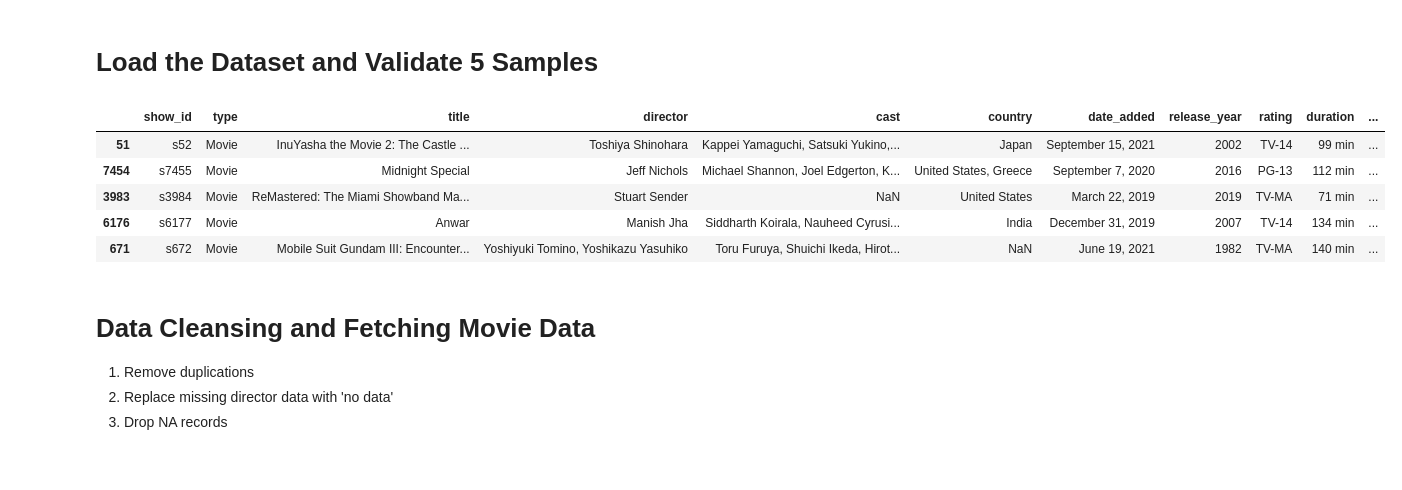
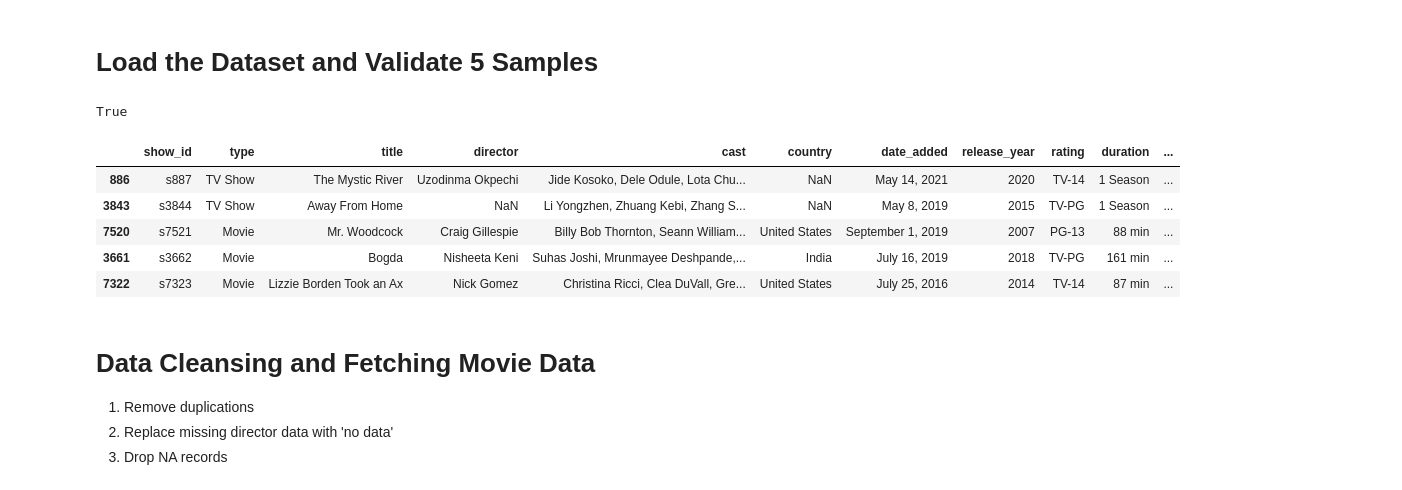
Before and after one commit to mehtajinesh/Movie-Classification-Netflix, a Jupyter notebook: clustering_lstm.ipynb, the cells around one changed output. Cells and saved outputs as stored; diff of their text form; code cells hidden in the pictures.

```diff
--- a/clustering_lstm.ipynb
+++ b/clustering_lstm.ipynb
@@ -13,18 +13,22 @@
 import pandas as pd
 import numpy as np
 from IPython.display import display, HTML
+import tensorflow as tf;
+print(tf.test.is_built_with_cuda())
+# %% [output]
+True
 # %%
-INPUT_DIR_NETFLIX = "data/netflix_titles.csv"
+INPUT_DIR_NETFLIX = "netflix_titles.csv"
 
 df_netflix = pd.read_csv(INPUT_DIR_NETFLIX)
 df_netflix.sample(5)
 # %% [output]
 |  | show_id | type | title | director | cast | country | date_added | release_year | rating | duration | ... |
-| 51 | s52 | Movie | InuYasha the Movie 2: The Castle ... | Toshiya Shinohara | Kappei Yamaguchi, Satsuki Yukino,... | Japan | September 15, 2021 | 2002 | TV-14 | 99 min | ... |
-| 7454 | s7455 | Movie | Midnight Special | Jeff Nichols | Michael Shannon, Joel Edgerton, K... | United States, Greece | September 7, 2020 | 2016 | PG-13 | 112 min | ... |
-| 3983 | s3984 | Movie | ReMastered: The Miami Showband Ma... | Stuart Sender | NaN | United States | March 22, 2019 | 2019 | TV-MA | 71 min | ... |
-| 6176 | s6177 | Movie | Anwar | Manish Jha | Siddharth Koirala, Nauheed Cyrusi... | India | December 31, 2019 | 2007 | TV-14 | 134 min | ... |
-| 671 | s672 | Movie | Mobile Suit Gundam III: Encounter... | Yoshiyuki Tomino, Yoshikazu Yasuhiko | Toru Furuya, Shuichi Ikeda, Hirot... | NaN | June 19, 2021 | 1982 | TV-MA | 140 min | ... |
+| 886 | s887 | TV Show | The Mystic River | Uzodinma Okpechi | Jide Kosoko, Dele Odule, Lota Chu... | NaN | May 14, 2021 | 2020 | TV-14 | 1 Season | ... |
+| 3843 | s3844 | TV Show | Away From Home | NaN | Li Yongzhen, Zhuang Kebi, Zhang S... | NaN | May 8, 2019 | 2015 | TV-PG | 1 Season | ... |
+| 7520 | s7521 | Movie | Mr. Woodcock | Craig Gillespie | Billy Bob Thornton, Seann William... | United States | September 1, 2019 | 2007 | PG-13 | 88 min | ... |
+| 3661 | s3662 | Movie | Bogda | Nisheeta Keni | Suhas Joshi, Mrunmayee Deshpande,... | India | July 16, 2019 | 2018 | TV-PG | 161 min | ... |
+| 7322 | s7323 | Movie | Lizzie Borden Took an Ax | Nick Gomez | Christina Ricci, Clea DuVall, Gre... | United States | July 25, 2016 | 2014 | TV-14 | 87 min | ... |
 # %% [markdown]
 # Data Cleansing and Fetching Movie Data
 
```
Also changed, not shown: parts of 6 cells of this notebook.
